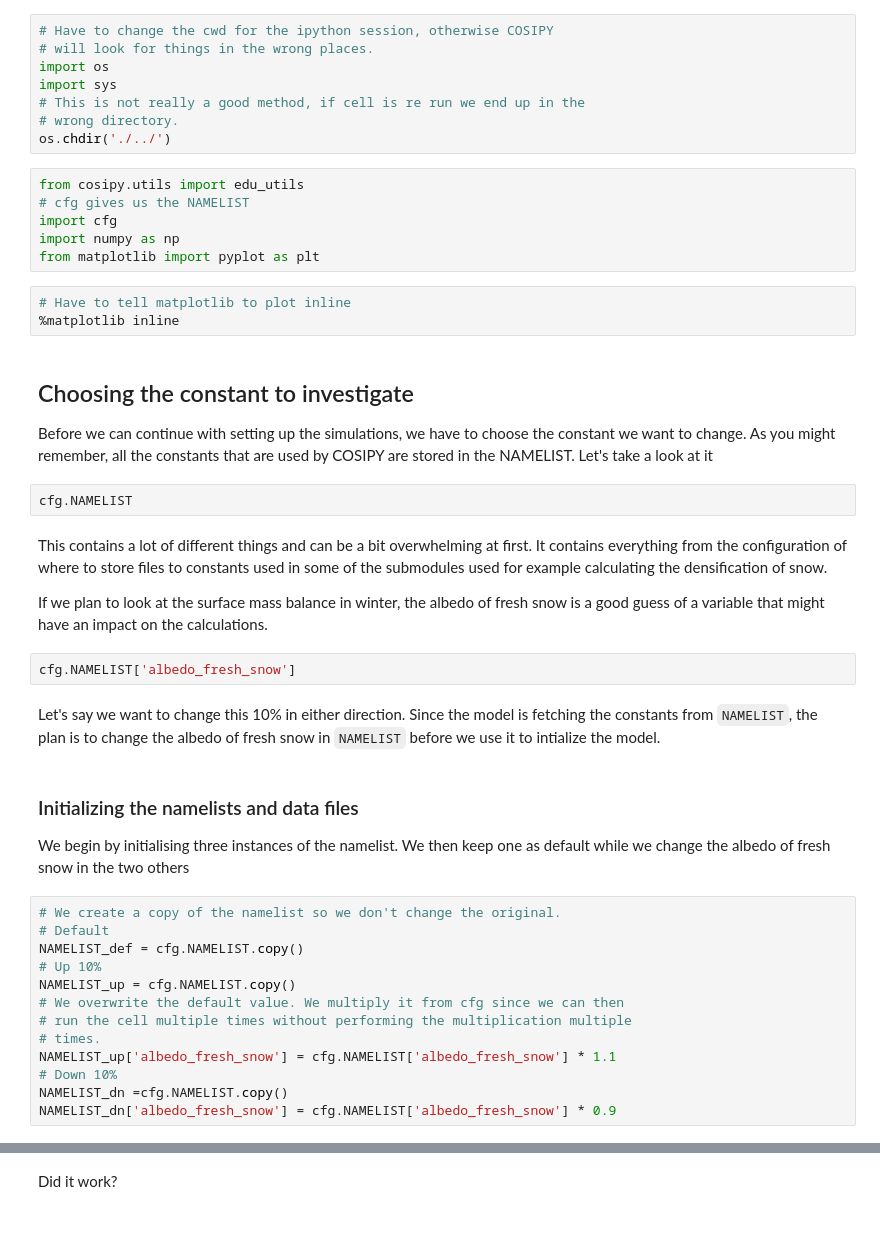
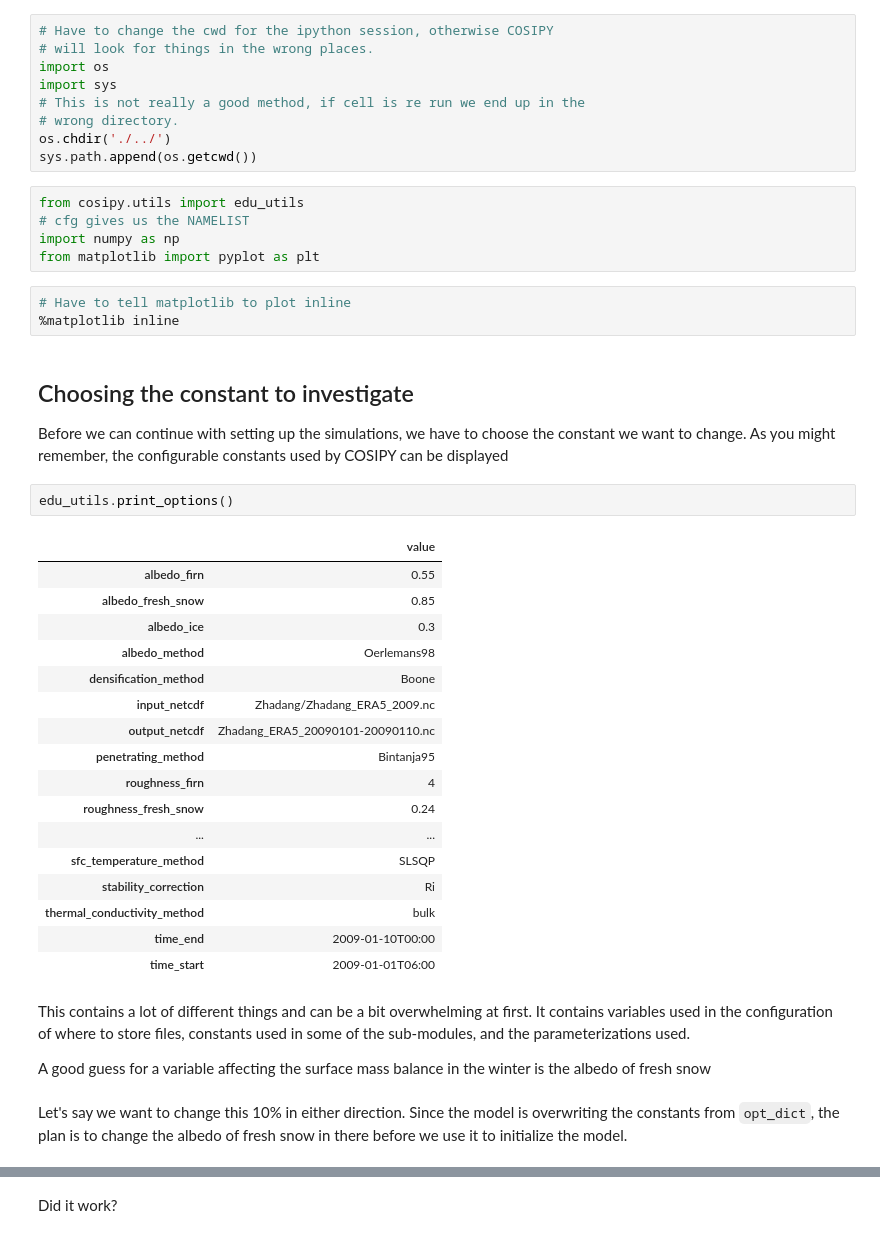
Before and after one commit to cryotools/cosipy, a Jupyter notebook: notebooks/sensitivity_study.ipynb, the cells around one changed output, grey strips where cells are left out. Drawn from its saved outputs; the diff is of its cells as text.

```diff
--- a/notebooks/sensitivity_study.ipynb
+++ b/notebooks/sensitivity_study.ipynb
@@ -12,10 +12,10 @@ import sys
 # This is not really a good method, if cell is re run we end up in the
 # wrong directory.
 os.chdir('./../')
+sys.path.append(os.getcwd())
 # %%
 from cosipy.utils import edu_utils
 # cfg gives us the NAMELIST
-import cfg
 import numpy as np
 from matplotlib import pyplot as plt
 # %%
@@ -24,31 +24,30 @@ from matplotlib import pyplot as plt
 # %% [markdown]
 ## Choosing the constant to investigate
 
-Before we can continue with setting up the simulations, we have to choose the constant we want to change. As you might remember, all the constants that are used by COSIPY are stored in the NAMELIST. Let's take a look at it
+Before we can continue with setting up the simulations, we have to choose the constant we want to change. As you might remember, the configurable constants used by COSIPY can be displayed
-# %%
-cfg.NAMELIST
+# %%
+edu_utils.print_options()
+# %% [output]
+|  | value |
+| albedo_firn | 0.55 |
+| albedo_fresh_snow | 0.85 |
+| albedo_ice | 0.3 |
+| albedo_method | Oerlemans98 |
+| densification_method | Boone |
+| input_netcdf | Zhadang/Zhadang_ERA5_2009.nc |
+| output_netcdf | Zhadang_ERA5_20090101-20090110.nc |
+| penetrating_method | Bintanja95 |
+| roughness_firn | 4 |
+| roughness_fresh_snow | 0.24 |
+| ... | ... |
+| sfc_temperature_method | SLSQP |
+| stability_correction | Ri |
+| thermal_conductivity_method | bulk |
+| time_end | 2009-01-10T00:00 |
+| time_start | 2009-01-01T06:00 |
 # %% [markdown]
-This contains a lot of different things and can be a bit overwhelming at first. It contains everything from the configuration of where to store files to constants used in some of the submodules used for example calculating the densification of snow.
+This contains a lot of different things and can be a bit overwhelming at first. It contains variables used in the configuration of where to store files, constants used in some of the sub-modules, and the parameterizations used.
 
-If we plan to look at the surface mass balance in winter, the albedo of fresh  snow is a good guess of a variable that might have an impact on the calculations.
+A good guess for a variable affecting the surface mass balance in the winter is the albedo of fresh snow
-# %%
-cfg.NAMELIST['albedo_fresh_snow']
 # %% [markdown]
-Let's say we want to change this 10% in either direction. Since the model is fetching the constants from `NAMELIST`, the plan is to change the albedo of fresh snow in `NAMELIST` before we use it to intialize the model.
+Let's say we want to change this 10% in either direction. Since the model is overwriting the constants from `opt_dict`, the plan is to change the albedo of fresh snow in there before we use it to initialize the model.
-# %% [markdown]
-### Initializing the namelists and data files
-
-We begin by initialising three instances of the namelist. We then keep one as default while we change the albedo of fresh snow in the two others
-# %%
-# We create a copy of the namelist so we don't change the original.
-# Default
-NAMELIST_def = cfg.NAMELIST.copy()
-# Up 10%
-NAMELIST_up = cfg.NAMELIST.copy()
-# We overwrite the default value. We multiply it from cfg since we can then
-# run the cell multiple times without performing the multiplication multiple
-# times.
-NAMELIST_up['albedo_fresh_snow'] = cfg.NAMELIST['albedo_fresh_snow'] * 1.1
-# Down 10%
-NAMELIST_dn =cfg.NAMELIST.copy()
-NAMELIST_dn['albedo_fresh_snow'] = cfg.NAMELIST['albedo_fresh_snow'] * 0.9
```
Also changed, not shown: parts of 12 cells of this notebook, 4 other files.
